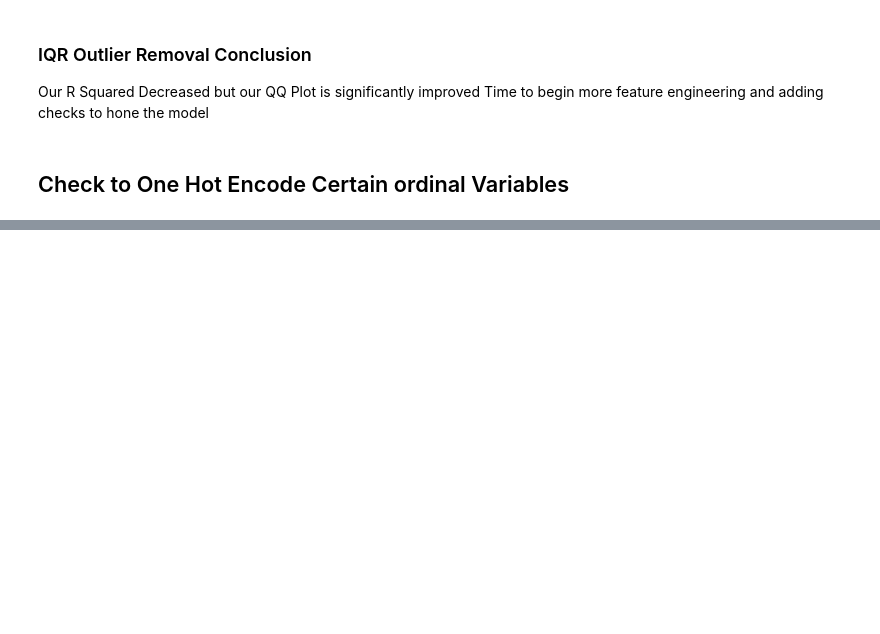
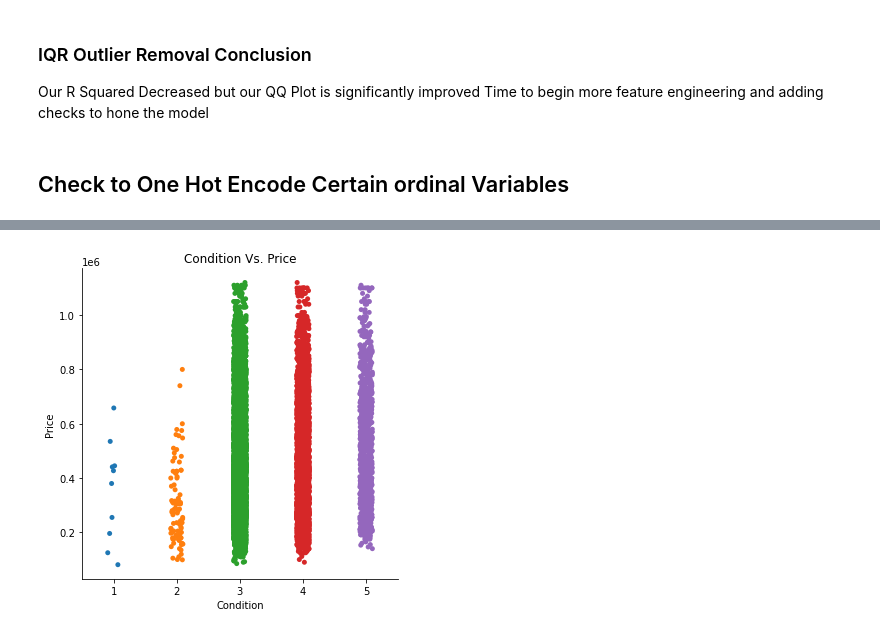
Before and after one commit to kuninethan95/dsc-phase-2-project, a Jupyter notebook: OSEMN 2.ipynb, the cells around one changed output, grey strips where cells are left out. Drawn from its saved outputs; the diff is of its cells as text; code cells hidden in the pictures; blank space fills up the shorter version.

```diff
--- a/OSEMN 2.ipynb
+++ b/OSEMN 2.ipynb
@@ -821,0 +829,7 @@ Time to begin more feature engineering and adding checks to hone the model
+# %%
+g = sns.catplot(data=df_iqr2, x='condition', y='price')
+g.axes[0,0].set_xlabel('Condition')
+g.axes[0,0].set_ylabel('Price')
+g.axes[0,0].set_title('Condition Vs. Price');
+# %% [output]
+[figure, added]
```
Also changed, not shown: parts of 85 cells of this notebook, 1 other file.
